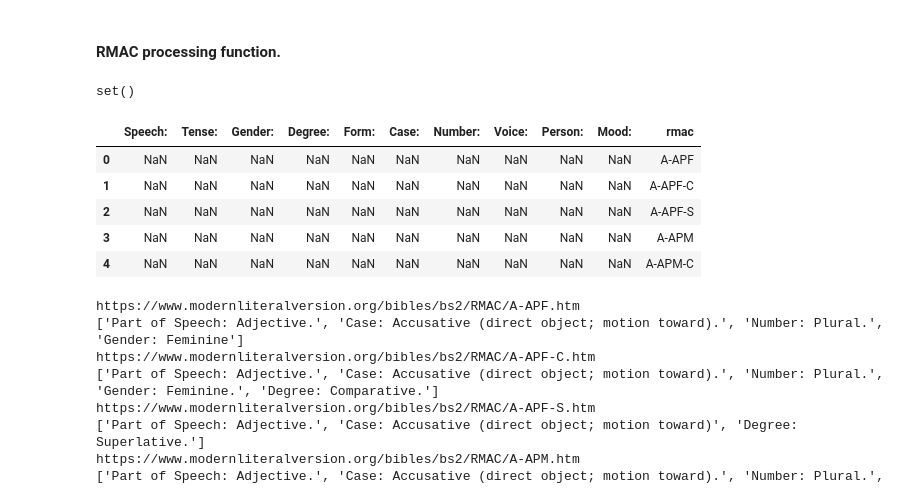
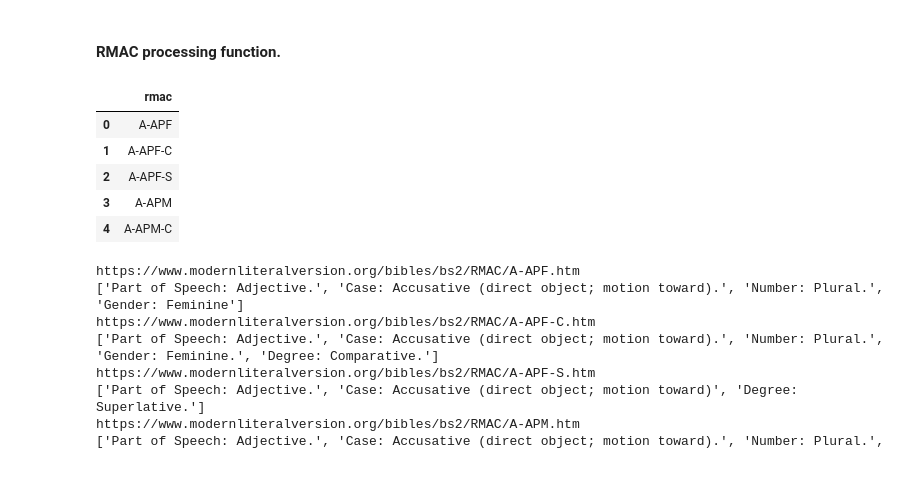
Before and after one commit to Tussky/Datascience-problem-set, a Jupyter notebook: PS1_InitialExploration.ipynb, the cells around one changed output. Drawn from its saved outputs; the diff is of its cells as text; code cells hidden in the pictures.

Commit message:
Working rmac parser using an online resource

```diff
--- a/PS1_InitialExploration.ipynb
+++ b/PS1_InitialExploration.ipynb
@@ -99,21 +101,15 @@ def decode_page_noun(rmac_link: str):
     return rmac_decoded
-# %%
-rmac_options = set(all_possible_options)
-print(rmac_options)
-# %% [output]
-set()
 # %%
-
-rmacs_df = pd.DataFrame(columns = list(rmac_options))
+rmacs_df = pd.DataFrame()
 rmacs_df['rmac'] = contents
 rmacs_df.head()
 # %% [output]
-|  | Speech: | Tense: | Gender: | Degree: | Form: | Case: | Number: | Voice: | Person: | Mood: | rmac |
-| 0 | NaN | NaN | NaN | NaN | NaN | NaN | NaN | NaN | NaN | NaN | A-APF |
-| 1 | NaN | NaN | NaN | NaN | NaN | NaN | NaN | NaN | NaN | NaN | A-APF-C |
-| 2 | NaN | NaN | NaN | NaN | NaN | NaN | NaN | NaN | NaN | NaN | A-APF-S |
-| 3 | NaN | NaN | NaN | NaN | NaN | NaN | NaN | NaN | NaN | NaN | A-APM |
-| 4 | NaN | NaN | NaN | NaN | NaN | NaN | NaN | NaN | NaN | NaN | A-APM-C |
+|  | rmac |
+| 0 | A-APF |
+| 1 | A-APF-C |
+| 2 | A-APF-S |
+| 3 | A-APM |
+| 4 | A-APM-C |
 # %%
 rmac_url = "https://www.modernliteralversion.org/bibles/bs2/RMAC/"
 new = []
```
Also changed, not shown: parts of 7 cells of this notebook.
